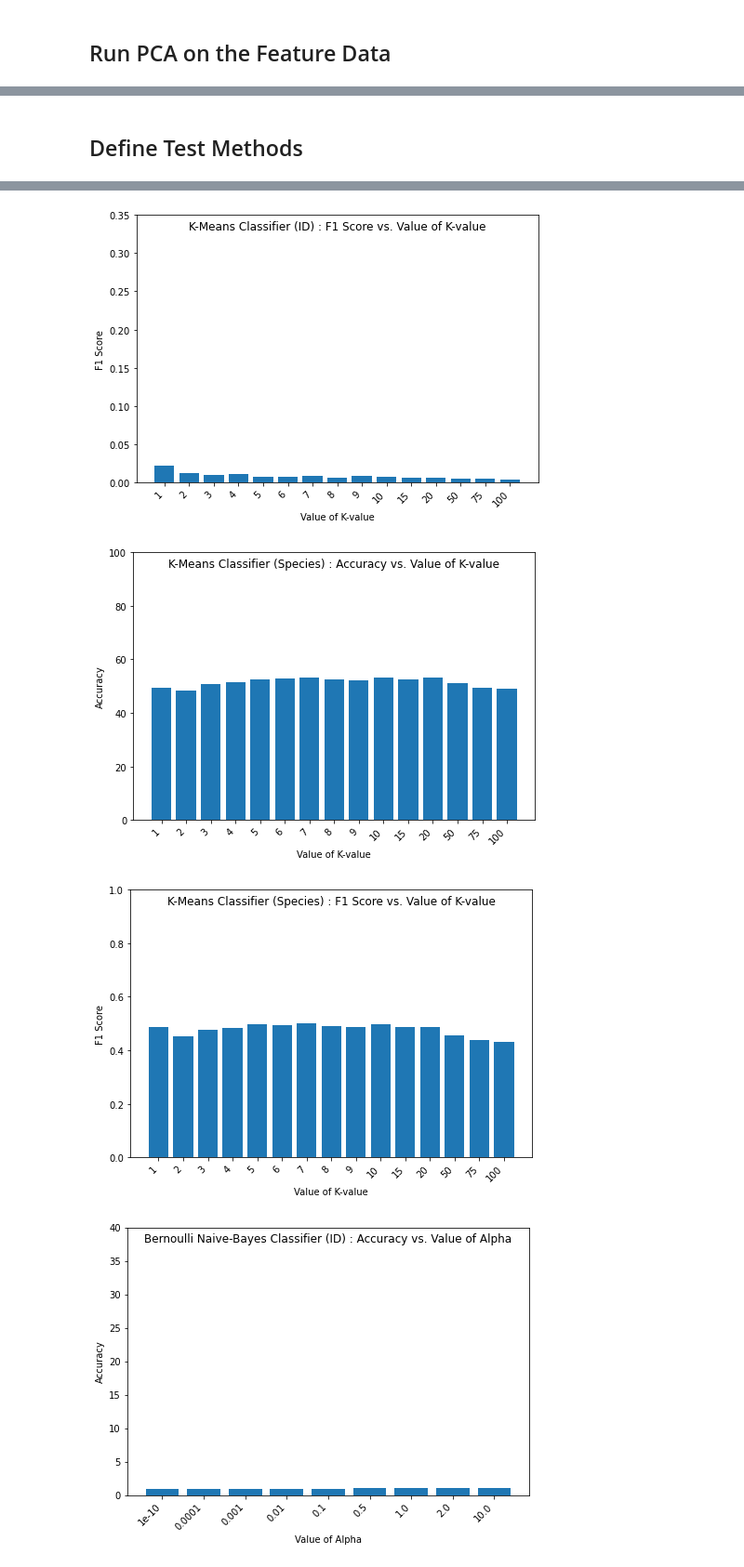
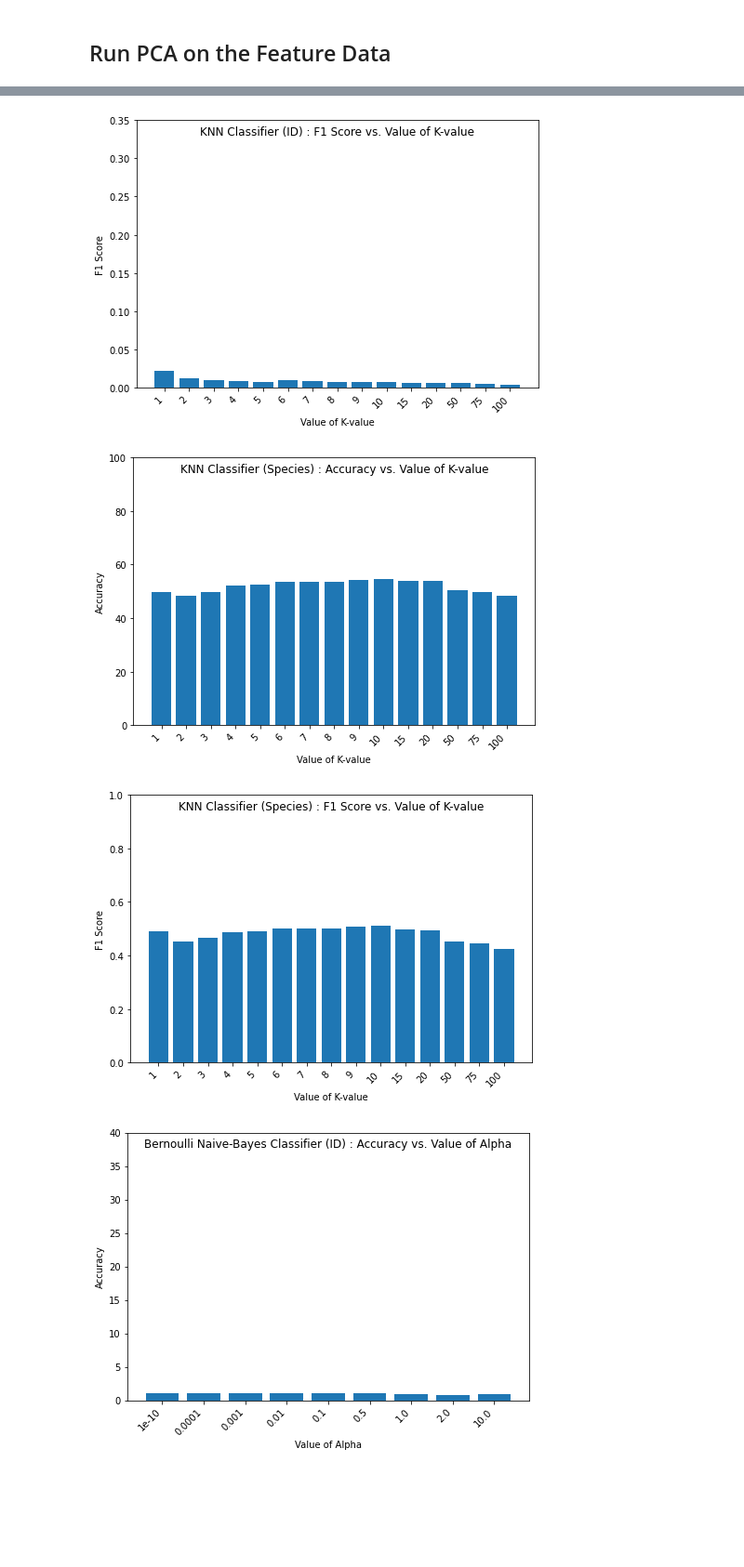
Before and after one commit to landmund/w207-spring2022-final-project-wong-chen-lim, a Jupyter notebook: Basic_Classifiers.ipynb, the cells around one changed output, grey strips where cells are left out. Shown at 93% size. Saved outputs shown, nothing was run; the diff lists cells and outputs as text; code cells hidden in the pictures; blank space fills up the shorter version.

```diff
--- a/Basic_Classifiers.ipynb
+++ b/Basic_Classifiers.ipynb
@@ -149,13 +214,11 @@ train_ids = np.array(train_ids).ravel()
 # %% [markdown]
 ## Run PCA on the  Feature Data
 # %%
-NUM_COMPONENTS = 15
-
 scaler = StandardScaler()
 train_features_std = scaler.fit_transform(train_features)
 test_features_std = scaler.transform(test_features)
 
-sklearn_pca = sklearnPCA(n_components=NUM_COMPONENTS)
+sklearn_pca = sklearnPCA(n_components=NUM_PCA_COMPONENTS)
 train_features_pca = sklearn_pca.fit_transform(train_features_std)
 test_features_pca = sklearn_pca.transform(test_features_std)
 # %%
@@ -167,2 +229,0 @@ print(test_features_pca.shape)
-# %% [markdown]
-## Define Test Methods
@@ -265,6 +265,6 @@ for i in tqdm(range(len(k_values))):
     knn_species_acc.append(ac)
 
 
-plot_scores(k_values, knn_acc, knn_f1_list, "K-value", "Accuracy", "F1 Score", "K-Means Classifier (ID)", True)
-plot_scores(k_values, knn_species_acc, knn_species_f1_list, "K-value", "Accuracy", "F1 Score", "K-Means Classifier (Species)", False)
+plot_scores(k_values, knn_acc, knn_f1_list, "K-value", "Accuracy", "F1 Score", "KNN Classifier (ID)", True)
+plot_scores(k_values, knn_species_acc, knn_species_f1_list, "K-value", "Accuracy", "F1 Score", "KNN Classifier (Species)", False)
 # %% [output]
@@ -272,6 +272,6 @@ plot_scores(k_values, knn_species_acc, knn_species_f1_list, "K-value", "Accuracy
-[figure, old version]
+[figure, new version]
-[figure, old version]
+[figure, new version]
-[figure, old version]
+[figure, new version]
 # %%
 # Bernoulli Naive-Bayes
 alpha_list = [1.0e-10, 0.0001, 0.001, 0.01, 0.1, 0.5, 1.0, 2.0, 10.0]
```
Also changed, not shown: parts of 17 cells of this notebook.
